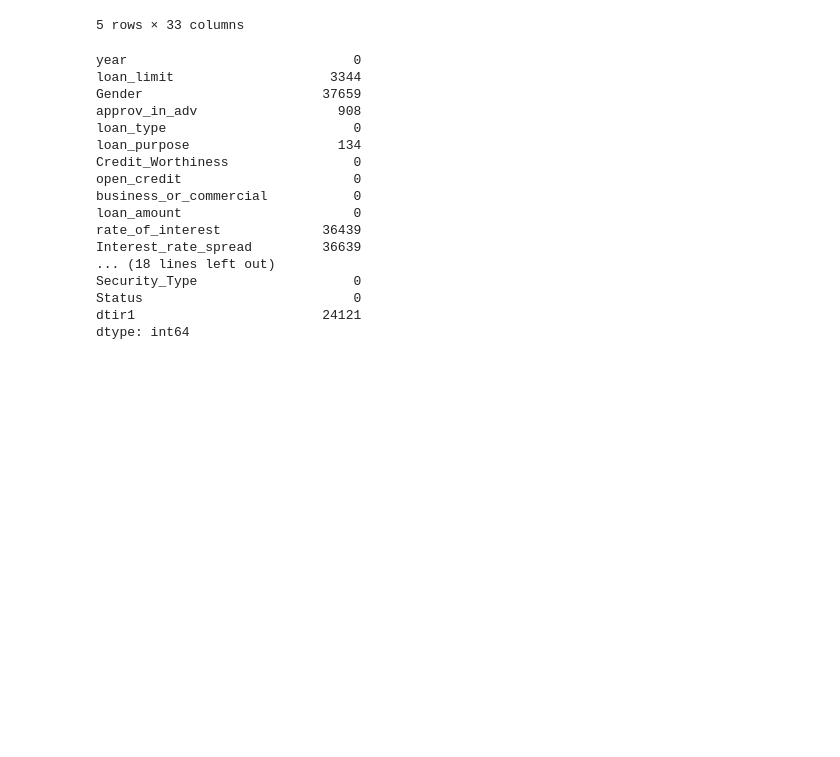
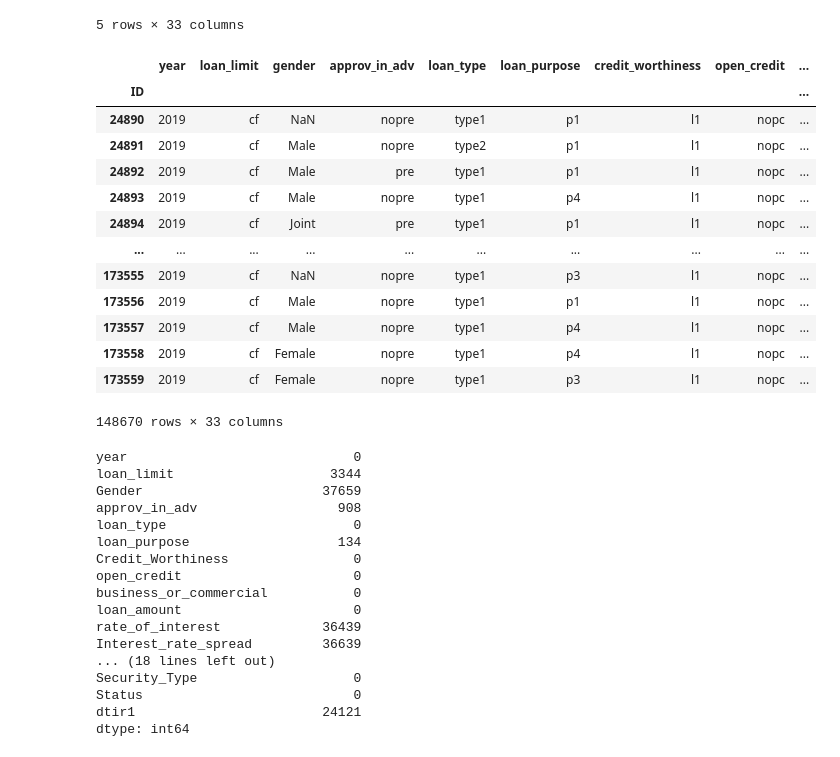
Before and after one commit to nottelyseagraves/data3500dive1, a Jupyter notebook: dive_1_code.ipynb, the cells around one changed output. Cells and saved outputs as stored; diff of their text form; code cells hidden in the pictures; blank space fills up the shorter version.

```diff
--- a/dive_1_code.ipynb
+++ b/dive_1_code.ipynb
@@ -148,6 +183,23 @@ data_null.head()
 | 24893 | False | False | False | False | False | False | False | False | ... |
 | 24894 | False | False | False | False | False | False | False | False | ... |
 5 rows × 33 columns
+# %%
+data
+# %% [output]
+|  | year | loan_limit | gender | approv_in_adv | loan_type | loan_purpose | credit_worthiness | open_credit | ... |
+| ID |  |  |  |  |  |  |  |  | ... |
+| 24890 | 2019 | cf | NaN | nopre | type1 | p1 | l1 | nopc | ... |
+| 24891 | 2019 | cf | Male | nopre | type2 | p1 | l1 | nopc | ... |
+| 24892 | 2019 | cf | Male | pre | type1 | p1 | l1 | nopc | ... |
+| 24893 | 2019 | cf | Male | nopre | type1 | p4 | l1 | nopc | ... |
+| 24894 | 2019 | cf | Joint | pre | type1 | p1 | l1 | nopc | ... |
+| ... | ... | ... | ... | ... | ... | ... | ... | ... | ... |
+| 173555 | 2019 | cf | NaN | nopre | type1 | p3 | l1 | nopc | ... |
+| 173556 | 2019 | cf | Male | nopre | type1 | p1 | l1 | nopc | ... |
+| 173557 | 2019 | cf | Male | nopre | type1 | p4 | l1 | nopc | ... |
+| 173558 | 2019 | cf | Female | nopre | type1 | p4 | l1 | nopc | ... |
+| 173559 | 2019 | cf | Female | nopre | type1 | p3 | l1 | nopc | ... |
+148670 rows × 33 columns
 # %%
 # How many values are missing in total?
 # True values are equal to 1 and False values are equal to 0.
```
Also changed, not shown: parts of 23 cells of this notebook.
